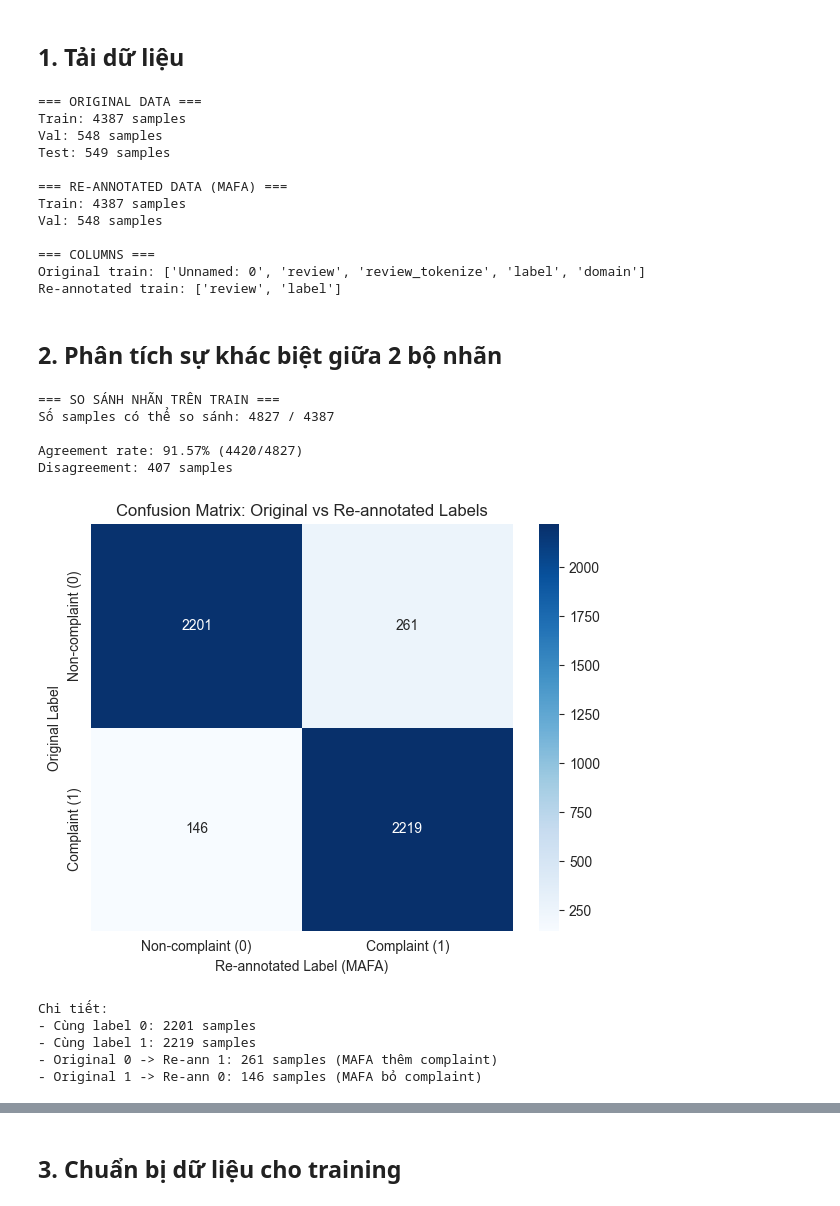
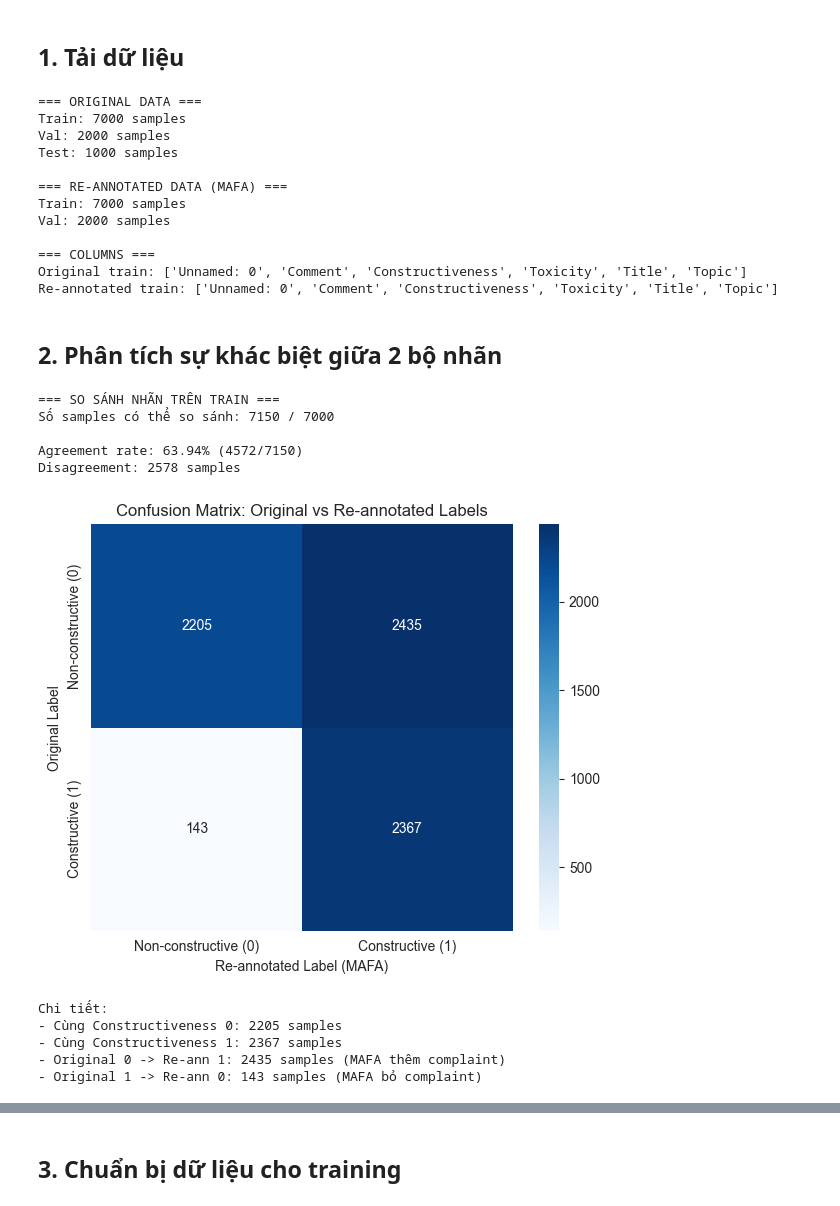
Before and after one commit to lechihoang/multi-agent-annotation, a Jupyter notebook: notebooks/compare.ipynb, the cells around one changed output, grey strips where cells are left out. Drawn from its saved outputs; the diff is of its cells as text; code cells hidden in the pictures.

```diff
--- a/notebooks/compare.ipynb
+++ b/notebooks/compare.ipynb
@@ -27,13 +27,13 @@ plt.rcParams['figure.figsize'] = (12, 5)
 ## 1. Tải dữ liệu
 # %%
 # Dữ liệu gốc (Original)
-train_orig = pd.read_csv('../data/train.csv')
-val_orig = pd.read_csv('../data/val.csv')
-test_df = pd.read_csv('../data/test.csv')
+train_orig = pd.read_csv('../data/ViCTSD_train.csv')
+val_orig = pd.read_csv('../data/ViCTSD_valid.csv')
+test_df = pd.read_csv('../data/ViCTSD_test.csv')
 
 # Dữ liệu annotate lại (MAFA)
-train_reann = pd.read_csv('../data/train_labeled.csv')
-val_reann = pd.read_csv('../data/val_labeled.csv')
+train_reann = pd.read_csv('../data/ViCTSD_train_labeled.csv')
+val_reann = pd.read_csv('../data/ViCTSD_valid_labeled.csv')
 
 print("=== ORIGINAL DATA ===")
 print(f"Train: {len(train_orig)} samples")
@@ -50,30 +50,30 @@ print(f"Original train: {train_orig.columns.tolist()}")
 print(f"Re-annotated train: {train_reann.columns.tolist()}")
 # %% [output]
 === ORIGINAL DATA ===
-Train: 4387 samples
-Val: 548 samples
-Test: 549 samples
+Train: 7000 samples
+Val: 2000 samples
+Test: 1000 samples
 
 === RE-ANNOTATED DATA (MAFA) ===
-Train: 4387 samples
-Val: 548 samples
+Train: 7000 samples
+Val: 2000 samples
 
 === COLUMNS ===
-Original train: ['Unnamed: 0', 'review', 'review_tokenize', 'label', 'domain']
-Re-annotated train: ['review', 'label']
+Original train: ['Unnamed: 0', 'Comment', 'Constructiveness', 'Toxicity', 'Title', 'Topic']
+Re-annotated train: ['Unnamed: 0', 'Comment', 'Constructiveness', 'Toxicity', 'Title', 'Topic']
 # %% [markdown]
 ## 2. Phân tích sự khác biệt giữa 2 bộ nhãn
 # %%
 # So sánh nhãn trên tập train
 print("=== SO SÁNH NHÃN TRÊN TRAIN ===")
 
-# Lấy cột text và label từ cả 2
-train_orig_compare = train_orig[['review', 'label']].copy()
-train_orig_compare.columns = ['text', 'label_orig']
-train_orig_compare['label_orig'] = train_orig_compare['label_orig'].astype(int)
+# Lấy cột text và Constructiveness từ cả 2
+train_orig_compare = train_orig[['Comment', 'Constructiveness']].copy()
+train_orig_compare.columns = ['text', 'Constructiveness_orig']
+train_orig_compare['Constructiveness_orig'] = train_orig_compare['Constructiveness_orig'].astype(int)
 
-train_reann_compare = train_reann[['review', 'label']].copy()
-train_reann_compare.columns = ['text', 'label_reann']
+train_reann_compare = train_reann[['Comment', 'Constructiveness']].copy()
+train_reann_compare.columns = ['text', 'Constructiveness_reann']
 
 # Merge để so sánh
 train_compare = pd.merge(
@@ -86,45 +86,45 @@ train_compare = pd.merge(
 print(f"Số samples có thể so sánh: {len(train_compare)} / {len(train_orig)}")
 
 # Tính độ khớp nhau
-matches = (train_compare['label_orig'] == train_compare['label_reann']).sum()
+matches = (train_compare['Constructiveness_orig'] == train_compare['Constructiveness_reann']).sum()
 agreement_rate = matches / len(train_compare) * 100
 
 print(f"\nAgreement rate: {agreement_rate:.2f}% ({matches}/{len(train_compare)})")
 print(f"Disagreement: {len(train_compare) - matches} samples")
 # %% [output]
 === SO SÁNH NHÃN TRÊN TRAIN ===
-Số samples có thể so sánh: 4827 / 4387
+Số samples có thể so sánh: 7150 / 7000
 
-Agreement rate: 91.57% (4420/4827)
-Disagreement: 407 samples
+Agreement rate: 63.94% (4572/7150)
+Disagreement: 2578 samples
 # %%
 # Confusion matrix giữa nhãn gốc và nhãn mới
 from sklearn.metrics import confusion_matrix
 
-cm = confusion_matrix(train_compare['label_orig'], train_compare['label_reann'])
+cm = confusion_matrix(train_compare['Constructiveness_orig'], train_compare['Constructiveness_reann'])
 
 plt.figure(figsize=(6, 5))
 sns.heatmap(cm, annot=True, fmt='d', cmap='Blues',
-            xticklabels=['Non-complaint (0)', 'Complaint (1)'],
-            yticklabels=['Non-complaint (0)', 'Complaint (1)'])
+            xticklabels=['Non-constructive (0)', 'Constructive (1)'],
+            yticklabels=['Non-constructive (0)', 'Constructive (1)'])
 plt.xlabel('Re-annotated Label (MAFA)')
 plt.ylabel('Original Label')
 plt.title('Confusion Matrix: Original vs Re-annotated Labels')
 plt.tight_layout()
 plt.show()
 
 print("\nChi tiết:")
-print(f"- Cùng label 0: {cm[0,0]} samples")
-print(f"- Cùng label 1: {cm[1,1]} samples")
+print(f"- Cùng Constructiveness 0: {cm[0,0]} samples")
+print(f"- Cùng Constructiveness 1: {cm[1,1]} samples")
 print(f"- Original 0 -> Re-ann 1: {cm[0,1]} samples (MAFA thêm complaint)")
 print(f"- Original 1 -> Re-ann 0: {cm[1,0]} samples (MAFA bỏ complaint)")
 # %% [output]
-[figure, old version]
+[figure, new version]
 Chi tiết:
-- Cùng label 0: 2201 samples
-- Cùng label 1: 2219 samples
-- Original 0 -> Re-ann 1: 261 samples (MAFA thêm complaint)
-- Original 1 -> Re-ann 0: 146 samples (MAFA bỏ complaint)
+- Cùng Constructiveness 0: 2205 samples
+- Cùng Constructiveness 1: 2367 samples
+- Original 0 -> Re-ann 1: 2435 samples (MAFA thêm complaint)
+- Original 1 -> Re-ann 0: 143 samples (MAFA bỏ complaint)
 # %%
 # Xem các samples bị thay đổi nhãn
 disagree_samples = train_compare[
```
Also changed, not shown: parts of 10 cells of this notebook, 20 other files.
